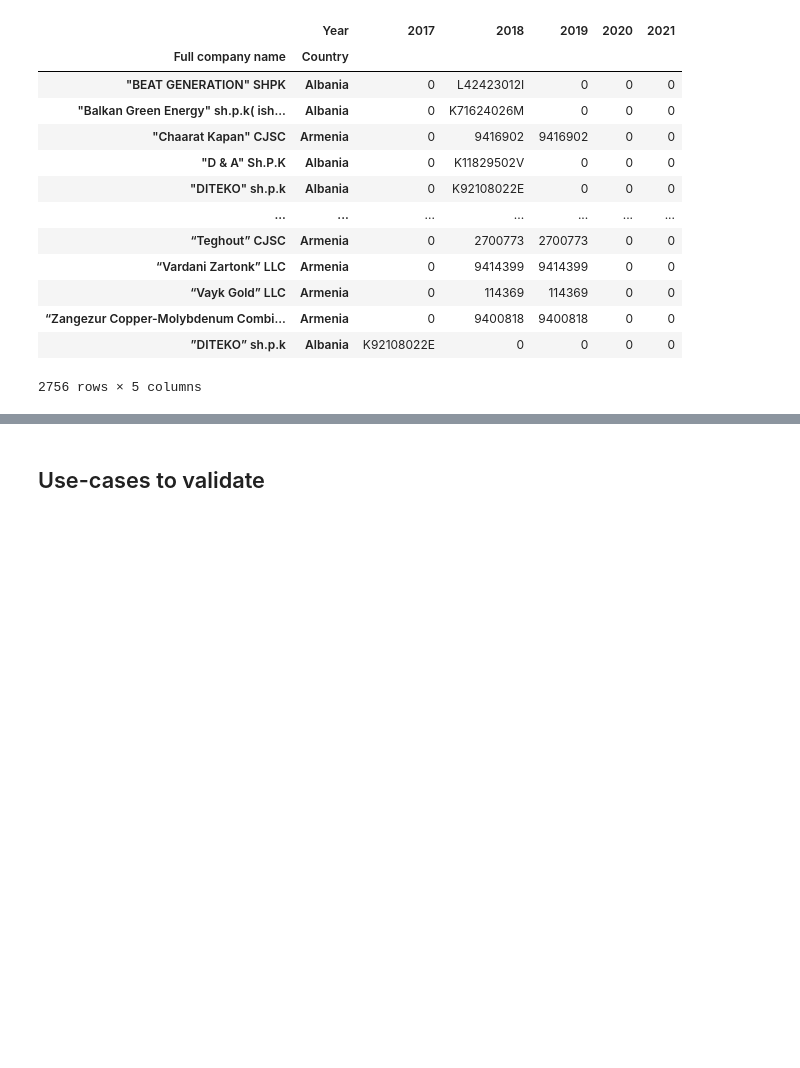
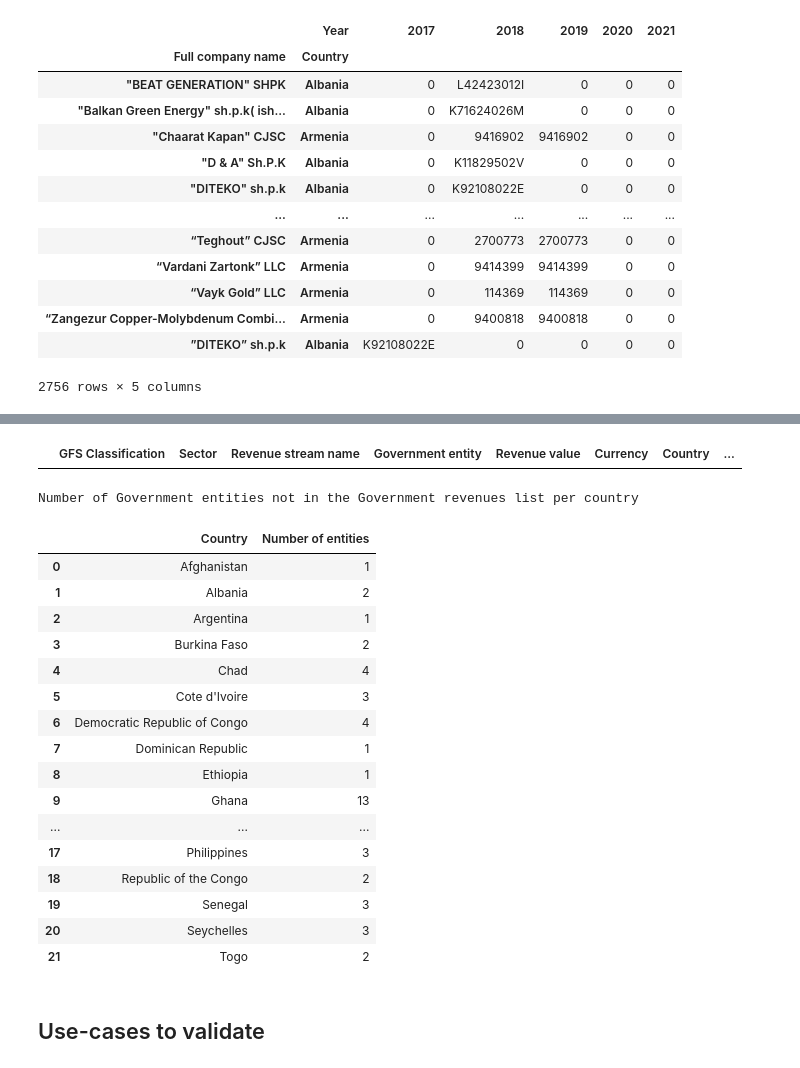
Before and after one commit to civicliteracies/EITI_SDT_data_verification_and_validation, a Jupyter notebook: Verification and Validation.ipynb, the cells around one changed output, grey strips where cells are left out. Drawn from its saved outputs; the diff is of its cells as text; code cells hidden in the pictures; blank space fills up the shorter version.

```diff
--- a/Verification and Validation.ipynb
+++ b/Verification and Validation.ipynb
@@ -1213,3 +1338,29 @@ Companies with changing/different IDs over time
+# %%
+df_part_4[df_part_4['Government entity']=='Department of Budget and Management (DBM)']
+# %% [output]
+|  | GFS Classification | Sector | Revenue stream name | Government entity | Revenue value | Currency | Country | ... |
+# %%
+print("Number of Government entities not in the Government revenues list per country")
+govt_entities_not_in_revenues.groupby('Country')['Full name of agency'].count().reset_index(name='Number of entities')
+# %% [output]
+Number of Government entities not in the Government revenues list per country
+|  | Country | Number of entities |
+| 0 | Afghanistan | 1 |
+| 1 | Albania | 2 |
+| 2 | Argentina | 1 |
+| 3 | Burkina Faso | 2 |
+| 4 | Chad | 4 |
+| 5 | Cote d'Ivoire | 3 |
+| 6 | Democratic Republic of Congo | 4 |
+| 7 | Dominican Republic | 1 |
+| 8 | Ethiopia | 1 |
+| 9 | Ghana | 13 |
+| ... | ... | ... |
+| 17 | Philippines | 3 |
+| 18 | Republic of the Congo | 2 |
+| 19 | Senegal | 3 |
+| 20 | Seychelles | 3 |
+| 21 | Togo | 2 |
 # %% [markdown]
 ## Use-cases to validate
 # %% [markdown]
```
Also changed, not shown: parts of 9 cells of this notebook, 1 other file.
